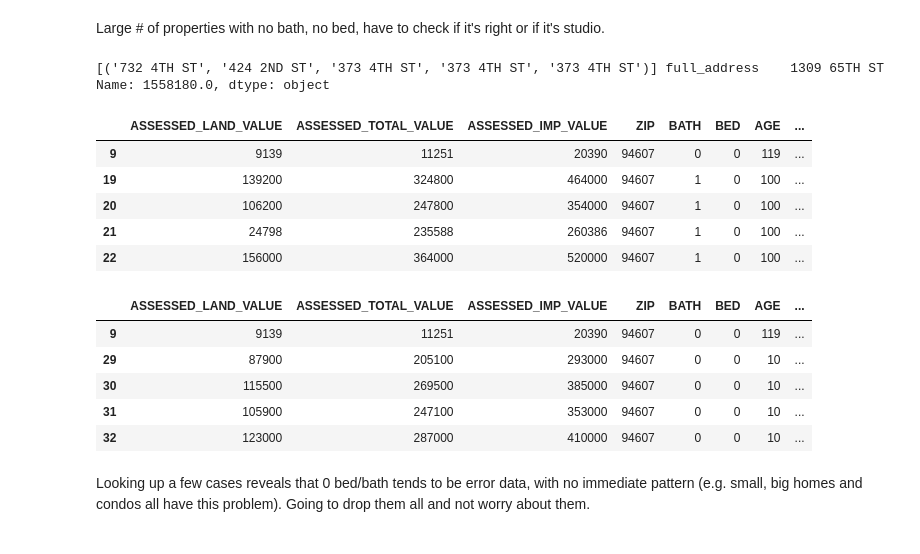
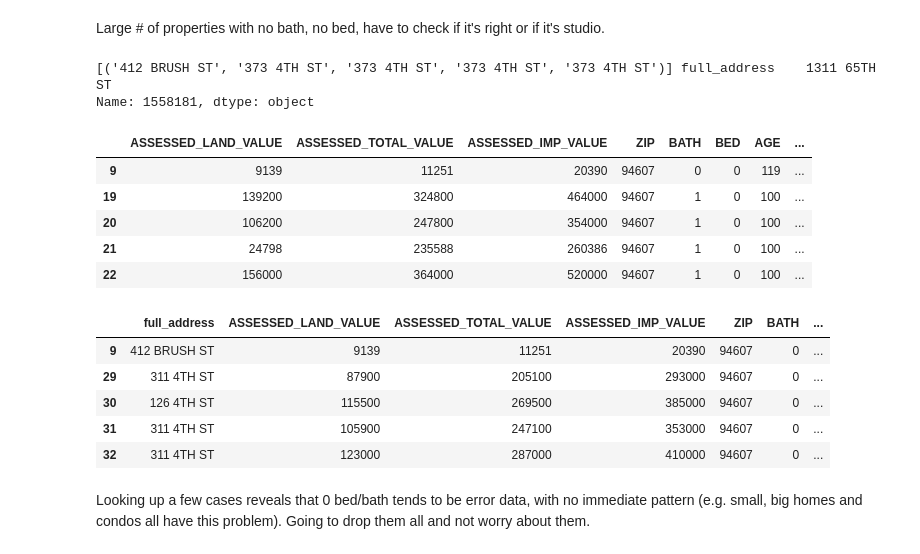
Before and after one commit to selwyth/featurehoods, a Jupyter notebook: work_sql_interface.ipynb, the cells around one changed output. Saved outputs shown, nothing was run; the diff lists cells and outputs as text; code cells hidden in the pictures.

```diff
--- a/work_sql_interface.ipynb
+++ b/work_sql_interface.ipynb
@@ -48,8 +48,10 @@ base_l, base_s = train_test_split(base, test_size = 1000, random_state = 32)
 base_s = pd.DataFrame(base_s, columns = base.columns)
 base_s.to_csv('base_s.csv')
 # %%
+import pandas as pd
+
 try:
-    lookup = pd.read_csv('lookup.csv', header=None, names=['full_address'])
+    lookup = pd.read_csv('lookup.csv', index_col = 'Unnamed: 0')
     print lookup.head()
 except:
     print 'You have no access to the lookup file, which is used for troubleshooting during the exploratory phase only.'
@@ -129,11 +135,3 @@ BUILDING_AREA: 73916
 LOT_SIZE: 0
 FIDELITY_LATITUDE: 9081
 FIDELITY_LONGITUDE: 9081
-# %%
-base = base[base.ASSESSED_TOTAL_VALUE > 0] # remove Land
-base = base[base.FIDELITY_LATITUDE > 0] # remove properties with no lat/long information
-base = base[base.ASSESSED_LAND_VALUE > 0] # remove properties with no land value
-base = base[base.BUILDING_AREA > 0] # remove properties with no land value
-
-for i in base.columns:
-    print i + ': ' + str((base[i] == 0).sum())
@@ -162,8 +141,8 @@ Large # of properties with no bath, no bed, have to check if it's right or if it
 print zip(lookup.iloc[9], lookup.iloc[19], lookup.iloc[20], lookup.iloc[21], lookup.iloc[22]), lookup.iloc[1558181]
 base[base.BED == 0].head()
 # %% [output]
-[('732 4TH ST', '424 2ND ST', '373 4TH ST', '373 4TH ST', '373 4TH ST')] full_address    1309 65TH ST
-Name: 1558180.0, dtype: object
+[('412 BRUSH ST', '373 4TH ST', '373 4TH ST', '373 4TH ST', '373 4TH ST')] full_address    1311 65TH ST
+Name: 1558181, dtype: object
 |  | ASSESSED_LAND_VALUE | ASSESSED_TOTAL_VALUE | ASSESSED_IMP_VALUE | ZIP | BATH | BED | AGE | ... |
 | 9 | 9139 | 11251 | 20390 | 94607 | 0 | 0 | 119 | ... |
 | 19 | 139200 | 324800 | 464000 | 94607 | 1 | 0 | 100 | ... |
@@ -171,13 +150,13 @@ Name: 1558180.0, dtype: object
 | 21 | 24798 | 235588 | 260386 | 94607 | 1 | 0 | 100 | ... |
 | 22 | 156000 | 364000 | 520000 | 94607 | 1 | 0 | 100 | ... |
 # %%
-base[base.BATH == 0].head()
+pd.concat([lookup, base[base.BATH == 0]], join = 'inner', axis = 1).head()
 # %% [output]
-|  | ASSESSED_LAND_VALUE | ASSESSED_TOTAL_VALUE | ASSESSED_IMP_VALUE | ZIP | BATH | BED | AGE | ... |
-| 9 | 9139 | 11251 | 20390 | 94607 | 0 | 0 | 119 | ... |
-| 29 | 87900 | 205100 | 293000 | 94607 | 0 | 0 | 10 | ... |
-| 30 | 115500 | 269500 | 385000 | 94607 | 0 | 0 | 10 | ... |
-| 31 | 105900 | 247100 | 353000 | 94607 | 0 | 0 | 10 | ... |
-| 32 | 123000 | 287000 | 410000 | 94607 | 0 | 0 | 10 | ... |
+|  | full_address | ASSESSED_LAND_VALUE | ASSESSED_TOTAL_VALUE | ASSESSED_IMP_VALUE | ZIP | BATH | ... |
+| 9 | 412 BRUSH ST | 9139 | 11251 | 20390 | 94607 | 0 | ... |
+| 29 | 311 4TH ST | 87900 | 205100 | 293000 | 94607 | 0 | ... |
+| 30 | 126 4TH ST | 115500 | 269500 | 385000 | 94607 | 0 | ... |
+| 31 | 311 4TH ST | 105900 | 247100 | 353000 | 94607 | 0 | ... |
+| 32 | 311 4TH ST | 123000 | 287000 | 410000 | 94607 | 0 | ... |
 # %% [markdown]
 Looking up a few cases reveals that 0 bed/bath tends to be error data, with no immediate pattern (e.g. small, big homes and condos all have this problem). Going to drop them all and not worry about them.
```
Also changed, not shown: parts of 28 cells of this notebook.
